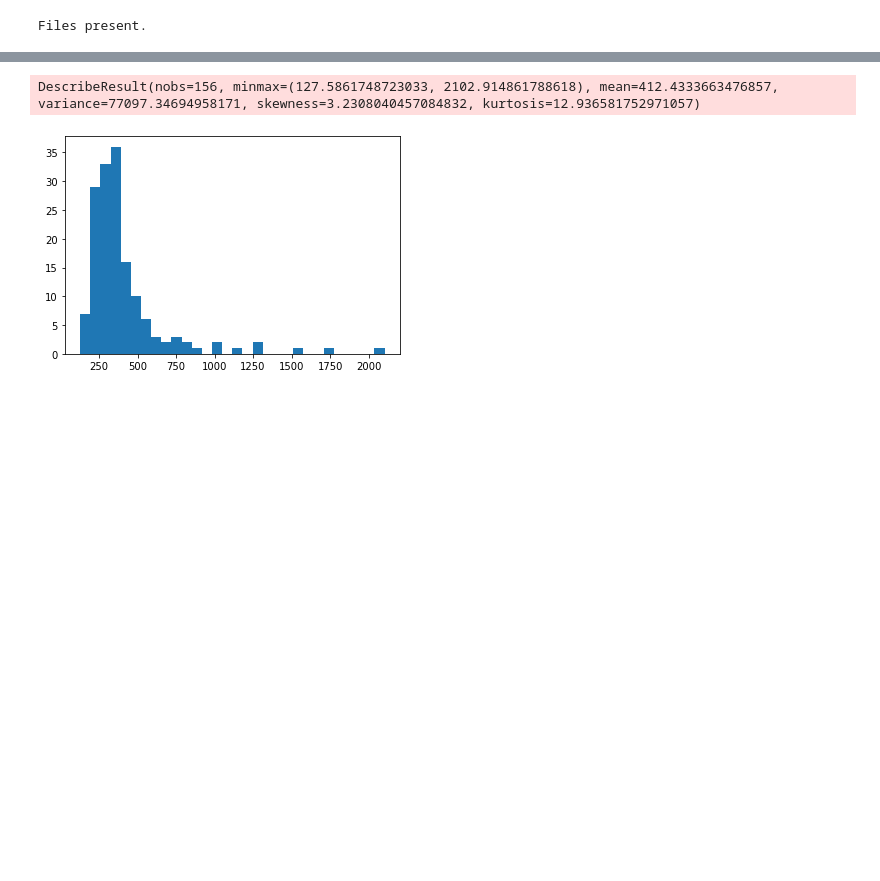
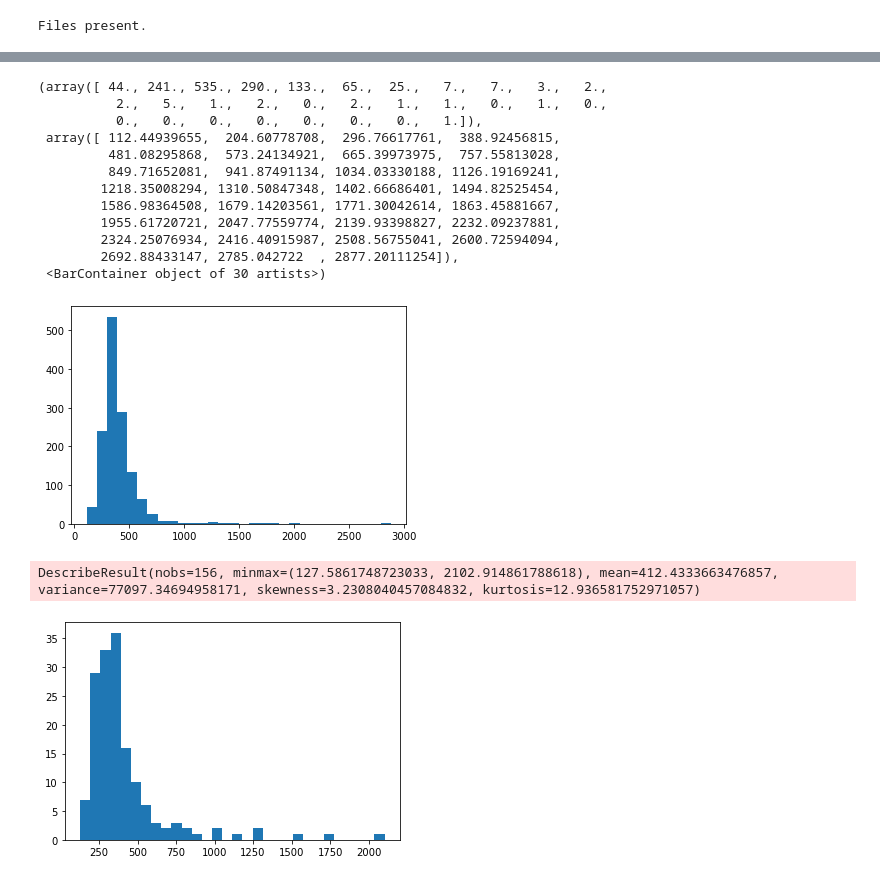
Before and after one commit to TeamSundar/TFactorNN, a Jupyter notebook: eda.ipynb, the cells around one changed output, grey strips where cells are left out. Drawn from its saved outputs; the diff is of its cells as text; code cells hidden in the pictures; blank space fills up the shorter version.

```diff
--- a/eda.ipynb
+++ b/eda.ipynb
@@ -65,3 +127,19 @@ print(master_record.shape)
+# %%
+plt.hist(means, bins=30)
+# %% [output]
+(array([ 44., 241., 535., 290., 133.,  65.,  25.,   7.,   7.,   3.,   2.,
+          2.,   5.,   1.,   2.,   0.,   2.,   1.,   1.,   0.,   1.,   0.,
+          0.,   0.,   0.,   0.,   0.,   0.,   0.,   1.]),
+ array([ 112.44939655,  204.60778708,  296.76617761,  388.92456815,
+         481.08295868,  573.24134921,  665.39973975,  757.55813028,
+         849.71652081,  941.87491134, 1034.03330188, 1126.19169241,
+        1218.35008294, 1310.50847348, 1402.66686401, 1494.82525454,
+        1586.98364508, 1679.14203561, 1771.30042614, 1863.45881667,
+        1955.61720721, 2047.77559774, 2139.93398827, 2232.09237881,
+        2324.25076934, 2416.40915987, 2508.56755041, 2600.72594094,
+        2692.88433147, 2785.042722  , 2877.20111254]),
+ <BarContainer object of 30 artists>)
+[figure, added]
 # %%
 means=[]
 for acc in tqdm(master_record['File accession'].values):
```
Also changed, not shown: parts of 13 cells of this notebook, 1 other file.
